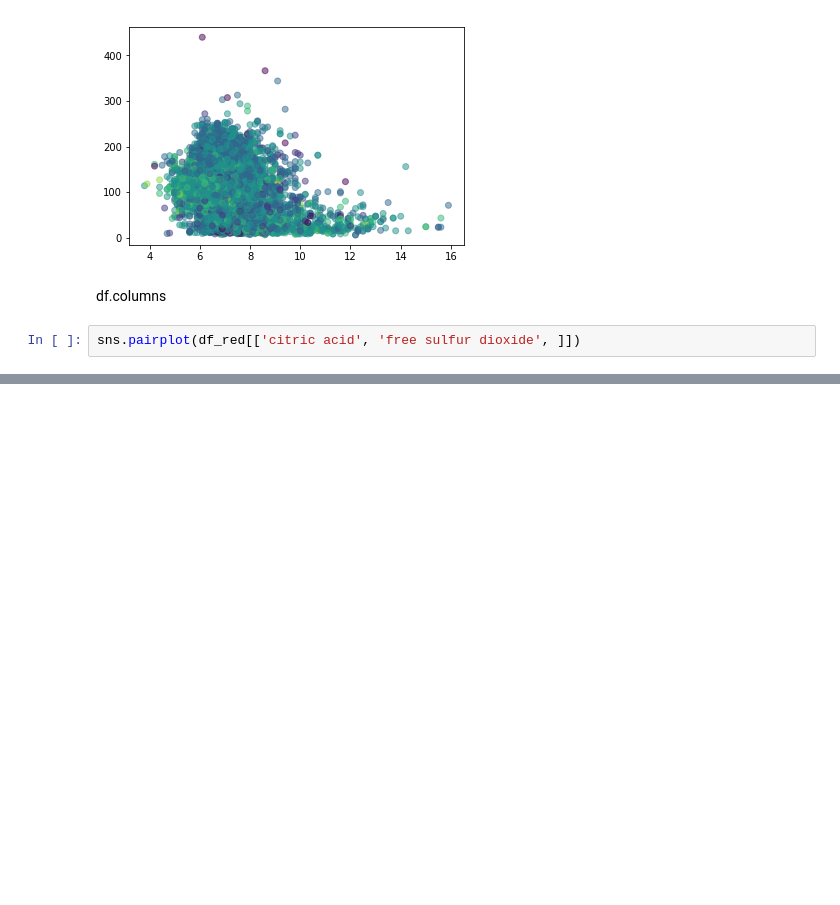
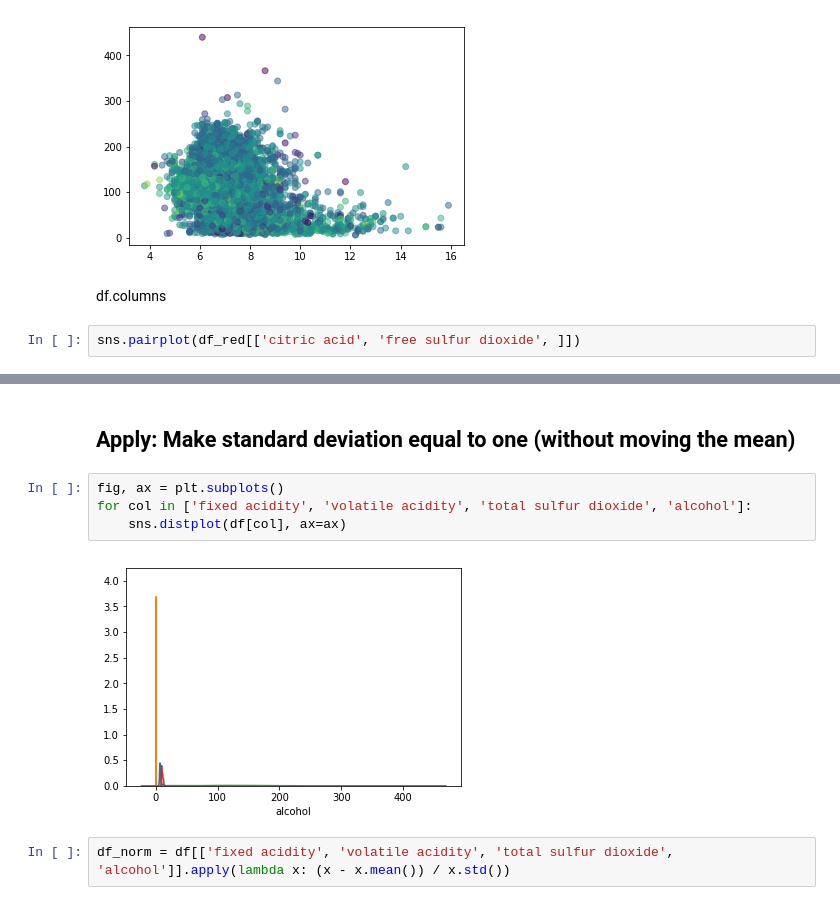
Before and after one commit to mohammadbashiri/MPI-python-workshop-march2019, a Jupyter notebook: Day2/day2_exercise6.ipynb, the cells around one changed output, grey strips where cells are left out. Drawn from its saved outputs; the diff is of its cells as text; blank space fills up the shorter version.

```diff
--- a/Day2/day2_exercise6.ipynb
+++ b/Day2/day2_exercise6.ipynb
@@ -170,0 +211,10 @@ sns.pairplot(df_red[['citric acid', 'free sulfur dioxide', ]])
+# %% [markdown]
+## Apply: Make standard deviation equal to one (without moving the mean)
+# %%
+fig, ax = plt.subplots()
+for col in ['fixed acidity', 'volatile acidity', 'total sulfur dioxide', 'alcohol']:
+    sns.distplot(df[col], ax=ax)
+# %% [output]
+[figure, added]
+# %%
+df_norm = df[['fixed acidity', 'volatile acidity', 'total sulfur dioxide', 'alcohol']].apply(lambda x: (x - x.mean()) / x.std())
```
Also changed, not shown: parts of 16 cells of this notebook, 3 other files.
